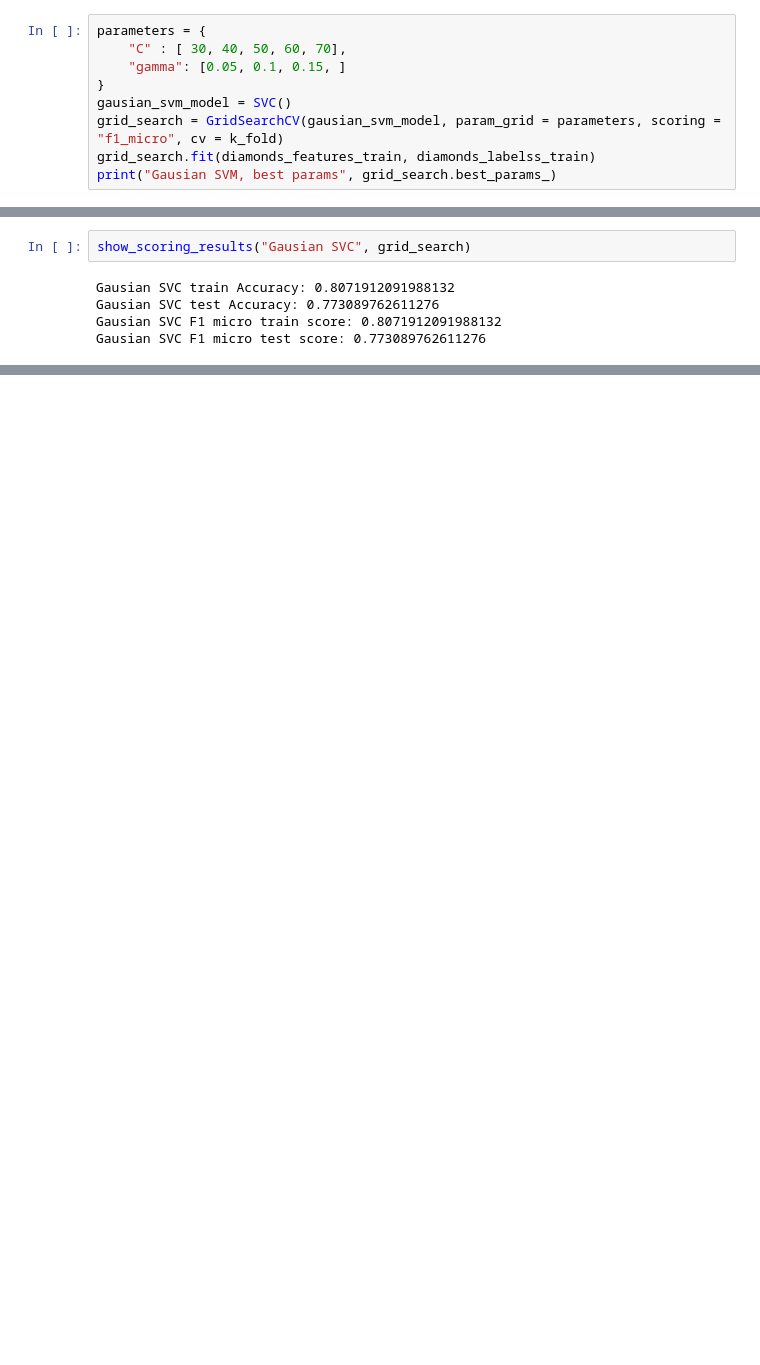
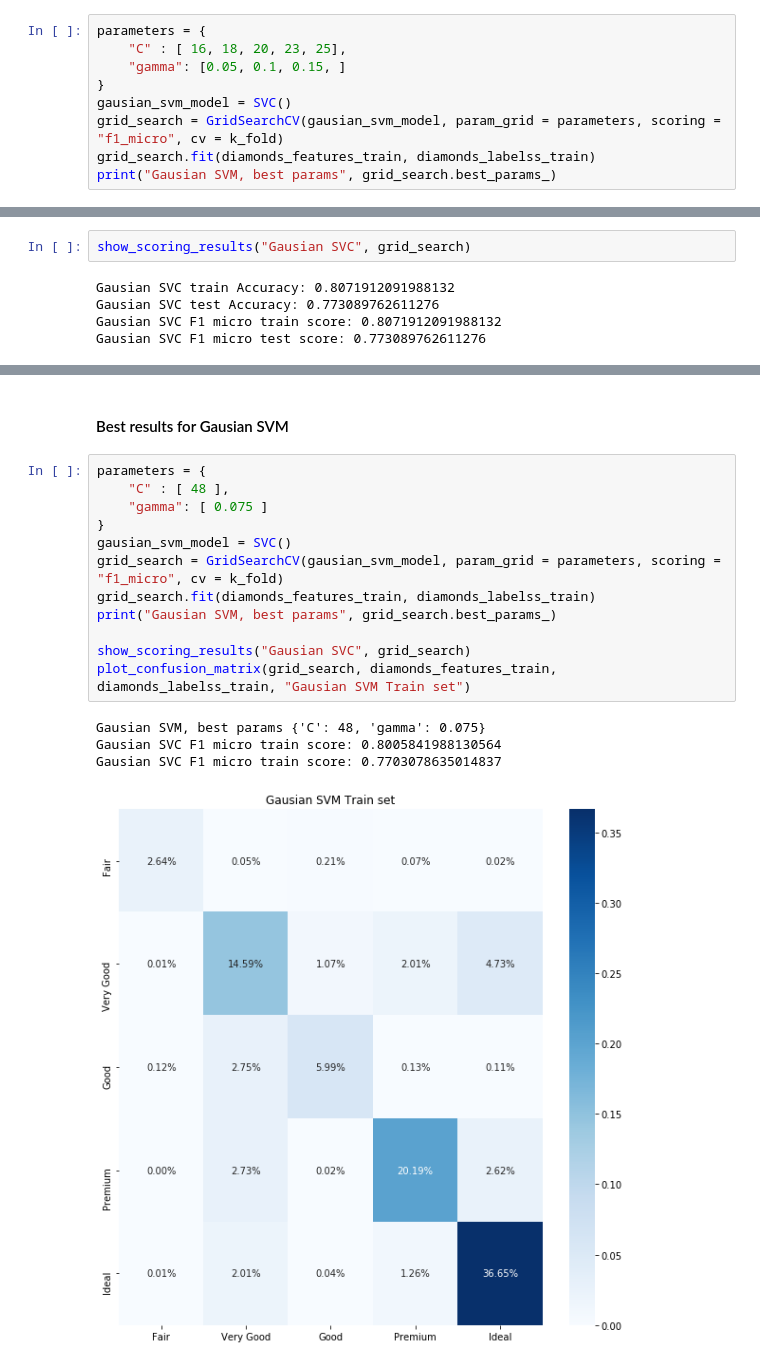
Before and after one commit to LuGeorgiev/Python-SoftUni, a Jupyter notebook: MachineLearning/15.Exam/Exam 15.11.2020 Lyubomir Georgiev.ipynb, the cells around one changed output, grey strips where cells are left out. Saved outputs shown, nothing was run; the diff lists cells and outputs as text; blank space fills up the shorter version.

```diff
--- a/MachineLearning/15.Exam/Exam 15.11.2020 Lyubomir Georgiev.ipynb
+++ b/MachineLearning/15.Exam/Exam 15.11.2020 Lyubomir Georgiev.ipynb
@@ -514,6 +558,6 @@ Gausian SVC F1 micro test score: 0.773089762611276
 # %%
 parameters = {
-    "C" : [ 30, 40, 50, 60, 70],
+    "C" : [ 16, 18, 20, 23, 25],
     "gamma": [0.05, 0.1, 0.15, ]
 }
 gausian_svm_model = SVC()
@@ -549,0 +592,19 @@ Gausian SVC F1 micro test score: 0.7729043026706232
+# %% [markdown]
+#### Best results for Gausian SVM
+# %%
+parameters = {
+    "C" : [ 48 ],
+    "gamma": [ 0.075 ]
+}
+gausian_svm_model = SVC()
+grid_search = GridSearchCV(gausian_svm_model, param_grid = parameters, scoring = "f1_micro", cv = k_fold)
+grid_search.fit(diamonds_features_train, diamonds_labelss_train)
+print("Gausian SVM, best params", grid_search.best_params_)
+
+show_scoring_results("Gausian SVC", grid_search)
+plot_confusion_matrix(grid_search, diamonds_features_train, diamonds_labelss_train, "Gausian SVM Train set")
+# %% [output]
+Gausian SVM, best params {'C': 48, 'gamma': 0.075}
+Gausian SVC F1 micro train score: 0.8005841988130564
+Gausian SVC F1 micro train score: 0.7703078635014837
+[figure, added]
```
Also changed, not shown: parts of 40 cells of this notebook.
